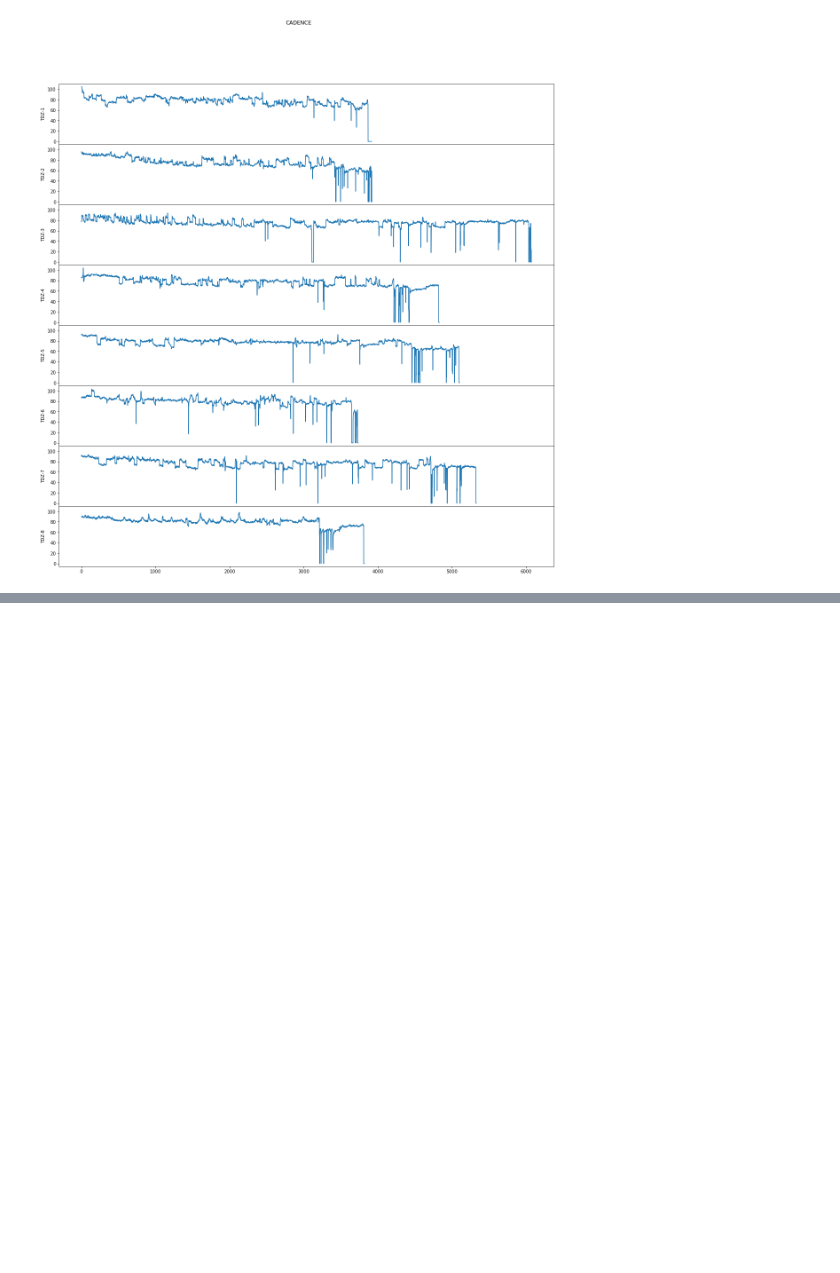
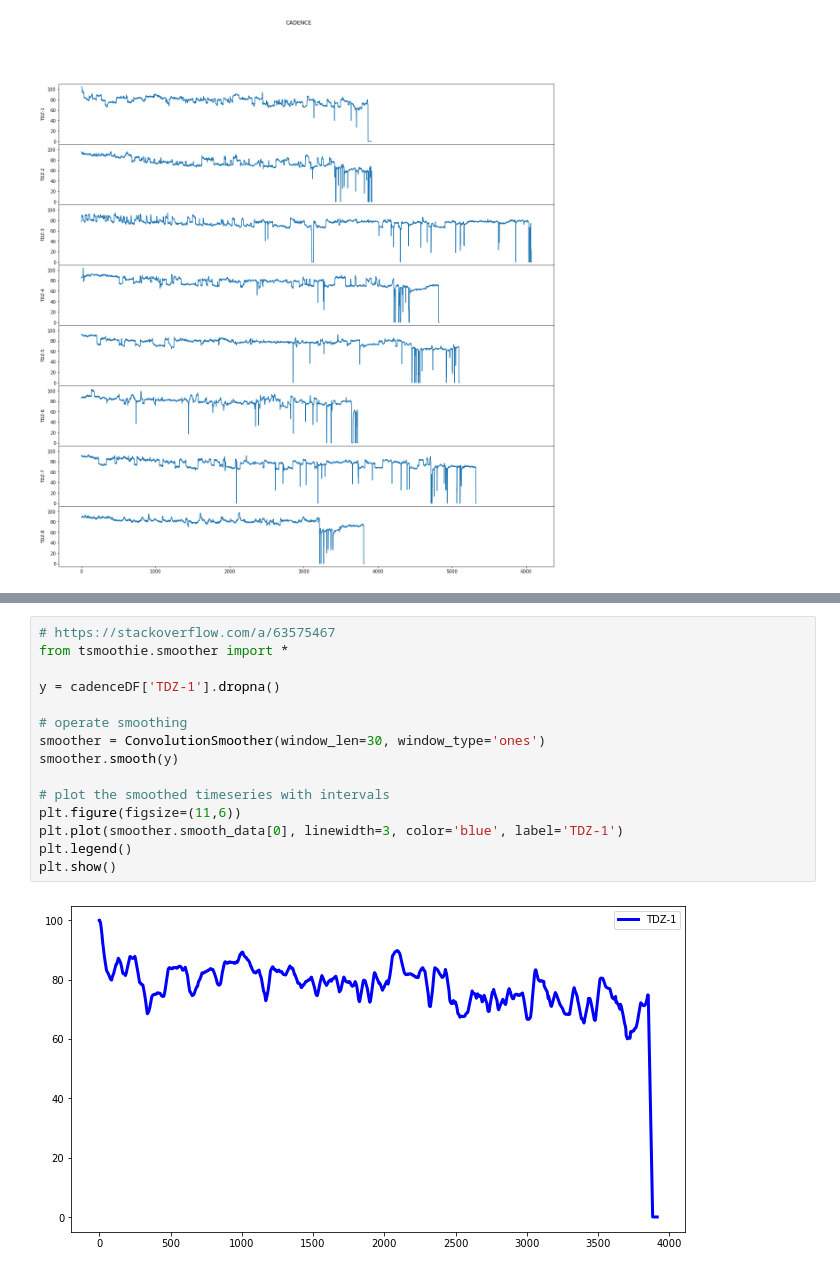
Before and after one commit to sameersegal/workout-analysis, a Jupyter notebook: TDZ - 2021.ipynb, the cells around one changed output, grey strips where cells are left out. Drawn from its saved outputs; the diff is of its cells as text; blank space fills up the shorter version.

```diff
--- a/TDZ - 2021.ipynb
+++ b/TDZ - 2021.ipynb
@@ -111,0 +128,17 @@ for ax in axs:
+# %%
+# https://stackoverflow.com/a/63575467
+from tsmoothie.smoother import *
+
+y = cadenceDF['TDZ-1'].dropna()
+
+# operate smoothing
+smoother = ConvolutionSmoother(window_len=30, window_type='ones')
+smoother.smooth(y)
+
+# plot the smoothed timeseries with intervals
+plt.figure(figsize=(11,6))
+plt.plot(smoother.smooth_data[0], linewidth=3, color='blue', label='TDZ-1')
+plt.legend()
+plt.show()
+# %% [output]
+[figure, added]
```
Also changed, not shown: parts of 11 cells of this notebook.
